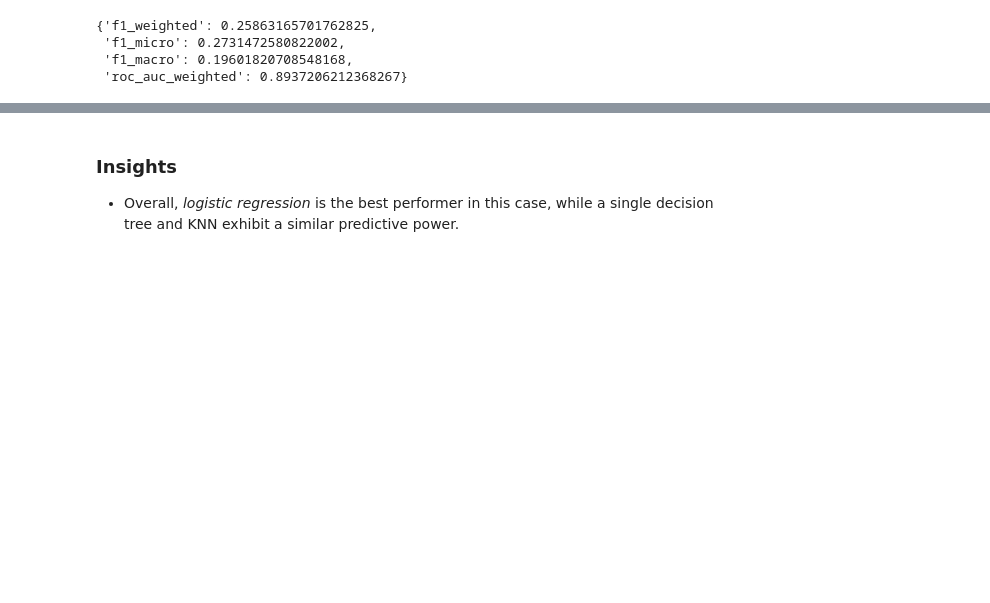
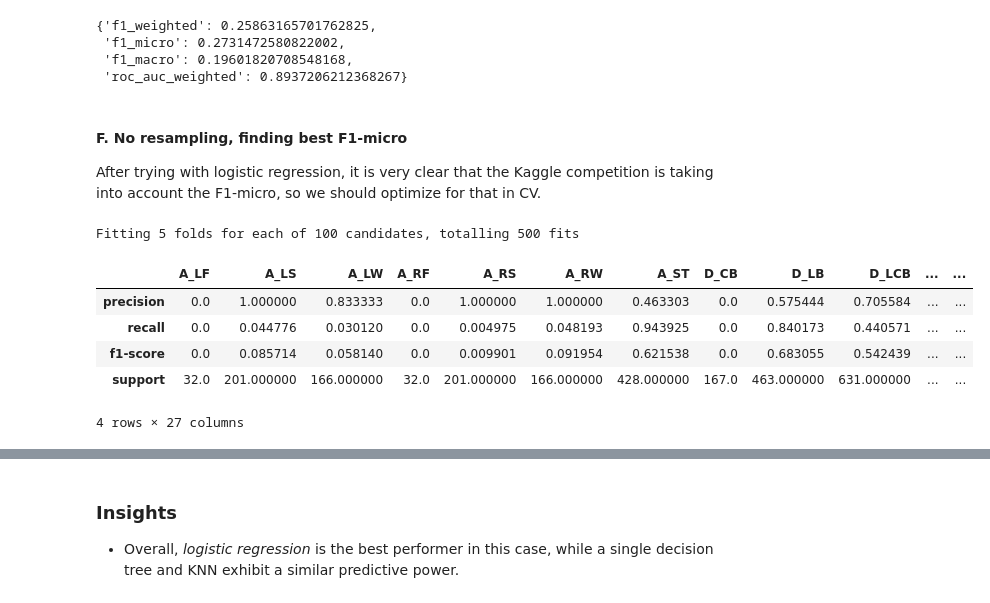
Before and after one commit to simonvellin/football_position_prediction, a Jupyter notebook: pablo/3_feature_selection_and_evaluation.ipynb, the cells around one changed output, grey strips where cells are left out. Drawn from its saved outputs; the diff is of its cells as text; code cells hidden in the pictures; blank space fills up the shorter version.

```diff
--- a/pablo/3_feature_selection_and_evaluation.ipynb
+++ b/pablo/3_feature_selection_and_evaluation.ipynb
@@ -1161,3 +1538,23 @@ best_scores_rf_overs_ext
  'f1_micro': 0.2731472580822002,
  'f1_macro': 0.19601820708548168,
  'roc_auc_weighted': 0.8937206212368267}
+# %% [markdown]
+#### F. No resampling, finding best F1-micro
+After trying with logistic regression, it is very clear that the Kaggle competition is taking into account the F1-micro, so we should optimize for that in CV.
+# %%
+df_report_rf_2, best_params_rf_2, best_scores_rf_2 = baseline_models(
+    df = dfv1, numerical_features = numerical_features, categorical_features = categorical_features_all_dummies,
+    model = RandomForestClassifier, target = 'position_grouped', n_hyper_comb = 100, num_imputer = "median",
+    goalkeeper_label = "G_GK", refit_score = 'f1_micro', resampling_method = 'none'
+    )
+# %% [output]
+Fitting 5 folds for each of 100 candidates, totalling 500 fits
+# %%
+df_report_rf_2
+# %% [output]
+|  | A_LF | A_LS | A_LW | A_RF | A_RS | A_RW | A_ST | D_CB | D_LB | D_LCB | ... | ... |
+| precision | 0.0 | 1.000000 | 0.833333 | 0.0 | 1.000000 | 1.000000 | 0.463303 | 0.0 | 0.575444 | 0.705584 | ... | ... |
+| recall | 0.0 | 0.044776 | 0.030120 | 0.0 | 0.004975 | 0.048193 | 0.943925 | 0.0 | 0.840173 | 0.440571 | ... | ... |
+| f1-score | 0.0 | 0.085714 | 0.058140 | 0.0 | 0.009901 | 0.091954 | 0.621538 | 0.0 | 0.683055 | 0.542439 | ... | ... |
+| support | 32.0 | 201.000000 | 166.000000 | 32.0 | 201.000000 | 166.000000 | 428.000000 | 167.0 | 463.000000 | 631.000000 | ... | ... |
+4 rows × 27 columns
```
Also changed, not shown: parts of 18 cells of this notebook.
